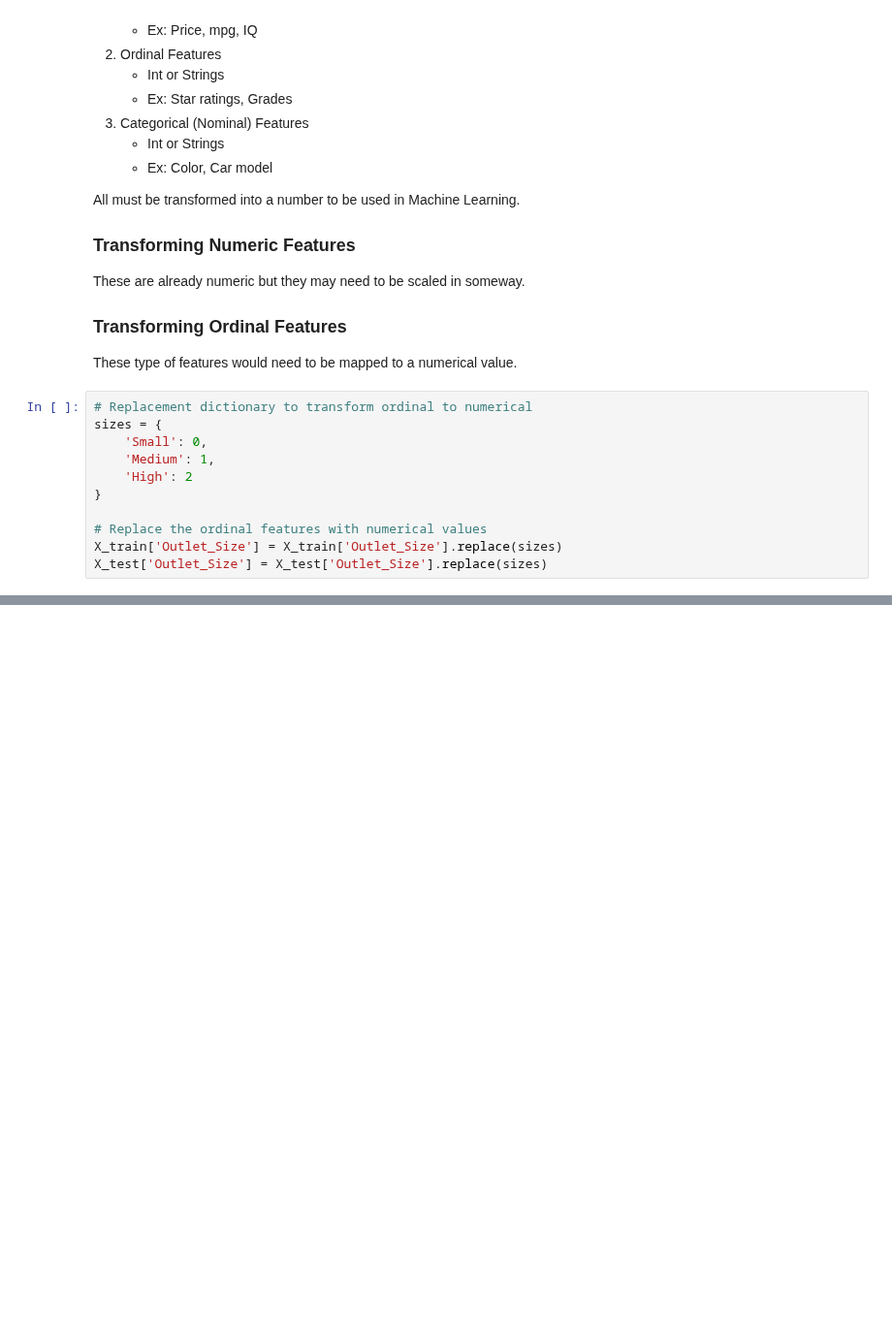
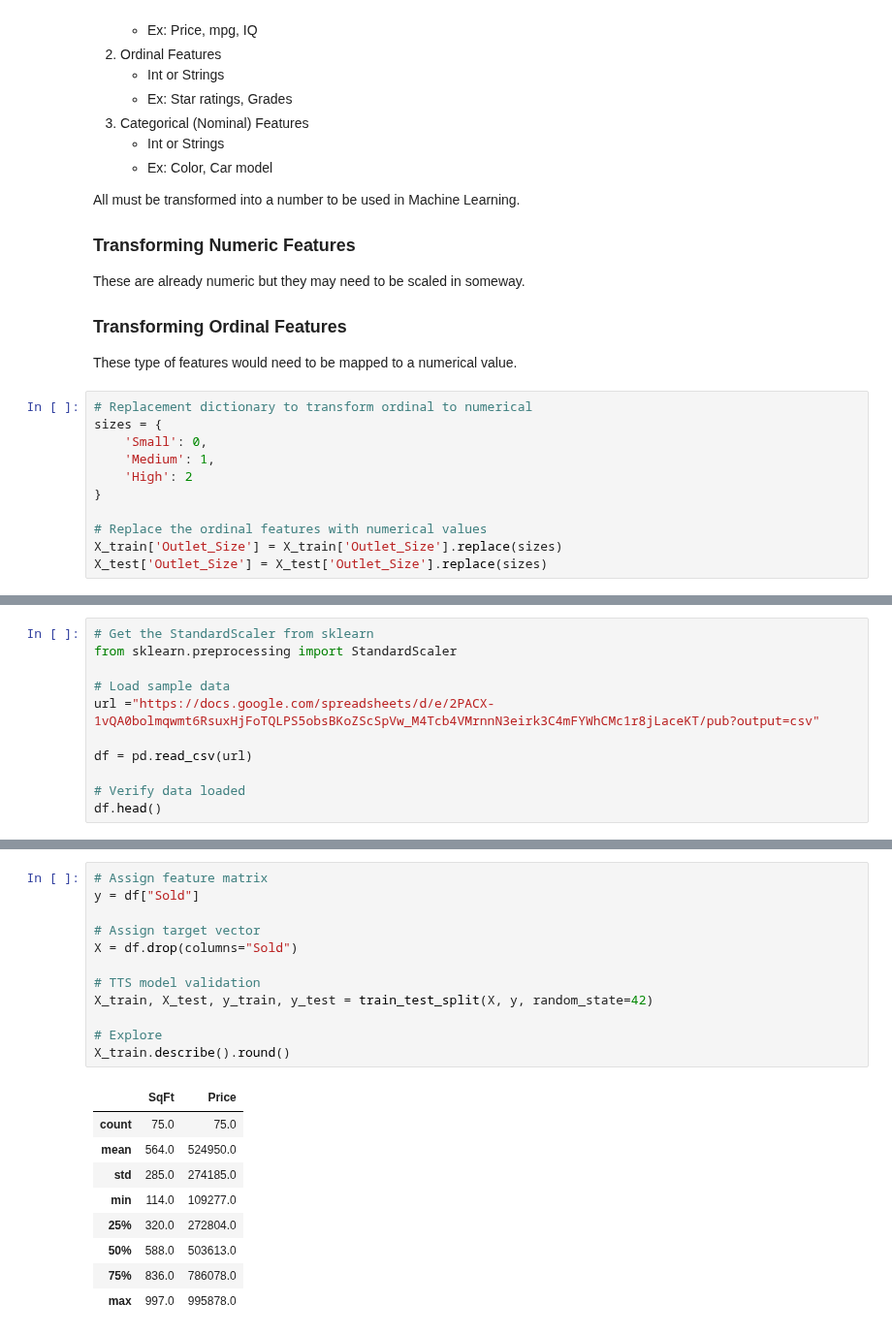
Before and after one commit to john-a-dixon/coding-dojo, a Jupyter notebook: Week 5/Readings.ipynb, the cells around one changed output, grey strips where cells are left out. Shown at 97% size. Drawn from its saved outputs; the diff is of its cells as text; blank space fills up the shorter version.

```diff
--- a/Week 5/Readings.ipynb
+++ b/Week 5/Readings.ipynb
@@ -158,0 +161,11 @@ This is a kind scaling. It means to scale the values so the distribution has a s
+# %%
+# Get the StandardScaler from sklearn
+from sklearn.preprocessing import StandardScaler
+
+# Load sample data
+url ="https://docs.google.com/spreadsheets/d/e/2PACX-1vQA0bolmqwmt6RsuxHjFoTQLPS5obsBKoZScSpVw_M4Tcb4VMrnnN3eirk3C4mFYWhCMc1r8jLaceKT/pub?output=csv"
+
+df = pd.read_csv(url)
+
+# Verify data loaded
+df.head()
@@ -158,0 +179,22 @@ This is a kind scaling. It means to scale the values so the distribution has a s
+# %%
+# Assign feature matrix
+y = df["Sold"]
+
+# Assign target vector
+X = df.drop(columns="Sold")
+
+# TTS model validation
+X_train, X_test, y_train, y_test = train_test_split(X, y, random_state=42)
+
+# Explore
+X_train.describe().round()
+# %% [output]
+|  | SqFt | Price |
+| count | 75.0 | 75.0 |
+| mean | 564.0 | 524950.0 |
+| std | 285.0 | 274185.0 |
+| min | 114.0 | 109277.0 |
+| 25% | 320.0 | 272804.0 |
+| 50% | 588.0 | 503613.0 |
+| 75% | 836.0 | 786078.0 |
+| max | 997.0 | 995878.0 |
```
Also changed, not shown: parts of 5 cells of this notebook.
